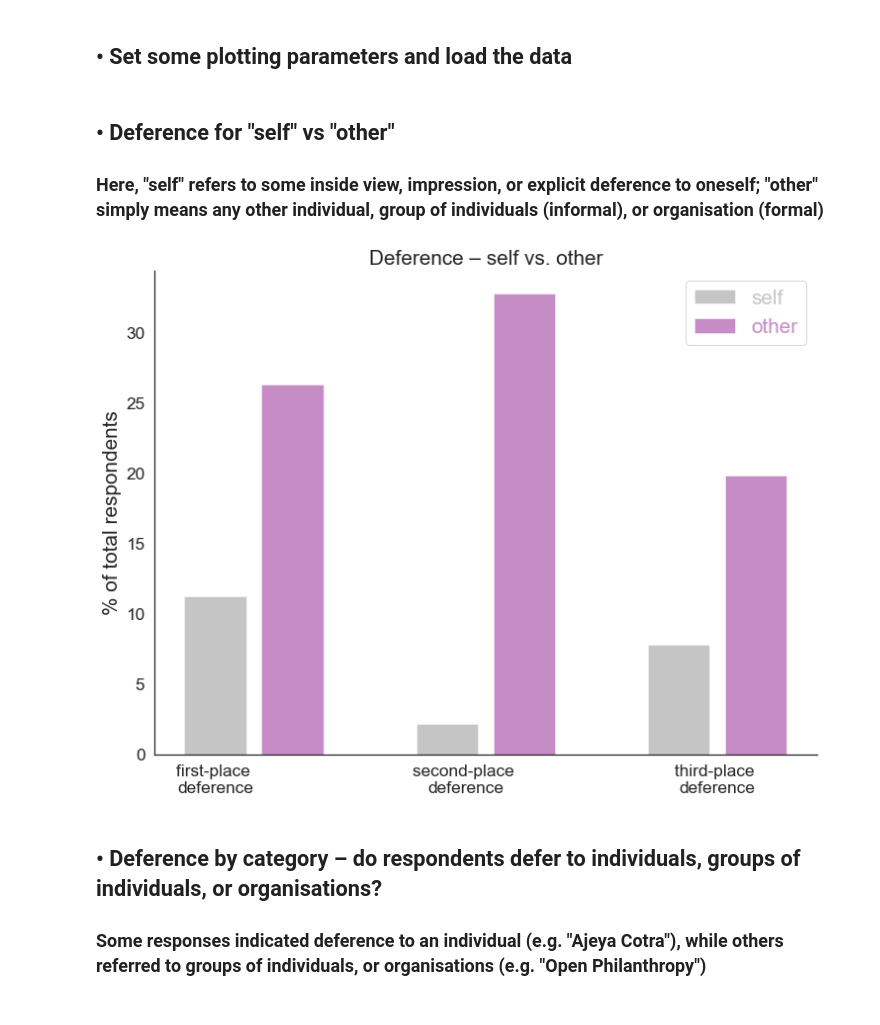
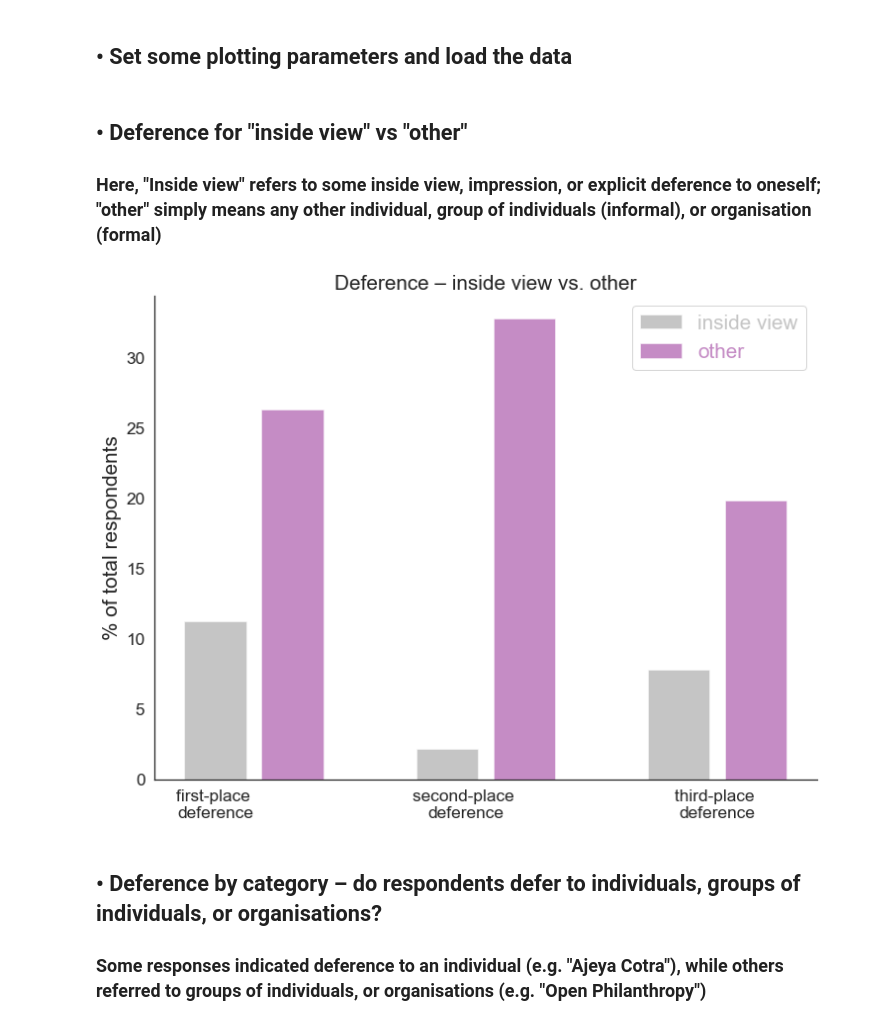
Before and after one commit to mccaffary/AI-timelines-deference, a Jupyter notebook: src/timeline_deference_survey_visualisation_updated_.ipynb, the cells around one changed output. Drawn from its saved outputs; the diff is of its cells as text; code cells hidden in the pictures.

Commit message:
various plot changes

```diff
--- a/src/timeline_deference_survey_visualisation_updated_.ipynb
+++ b/src/timeline_deference_survey_visualisation_updated_.ipynb
@@ -22,13 +22,13 @@ default_plotting_params()
 timelines_deference, timelines_deference_cleaned, timelines_deference_cleaned_sam_edit, \
     timelines_deference_self_other, timelines_deference_category = load_data()
 # %% [markdown]
-## • Deference for "self" vs "other"
+## • Deference for "inside view" vs "other"
 
-### Here, "self" refers to some inside view, impression, or explicit deference to oneself; "other" simply means any other individual, group of individuals (informal), or organisation (formal)
+### Here, "Inside view" refers to some inside view, impression, or explicit deference to oneself; "other" simply means any other individual, group of individuals (informal), or organisation (formal)
 # %%
-plot_self_vs_other(data=timelines_deference_self_other)
+plot_inside_view_vs_other(data=timelines_deference_self_other)
 # %% [output]
-[figure, old version]
+[figure, new version]
 # %% [markdown]
 ## • Deference by category – do respondents defer to individuals, groups of individuals, or organisations?
 
```
Also changed, not shown: parts of 12 cells of this notebook, 1 other file.
